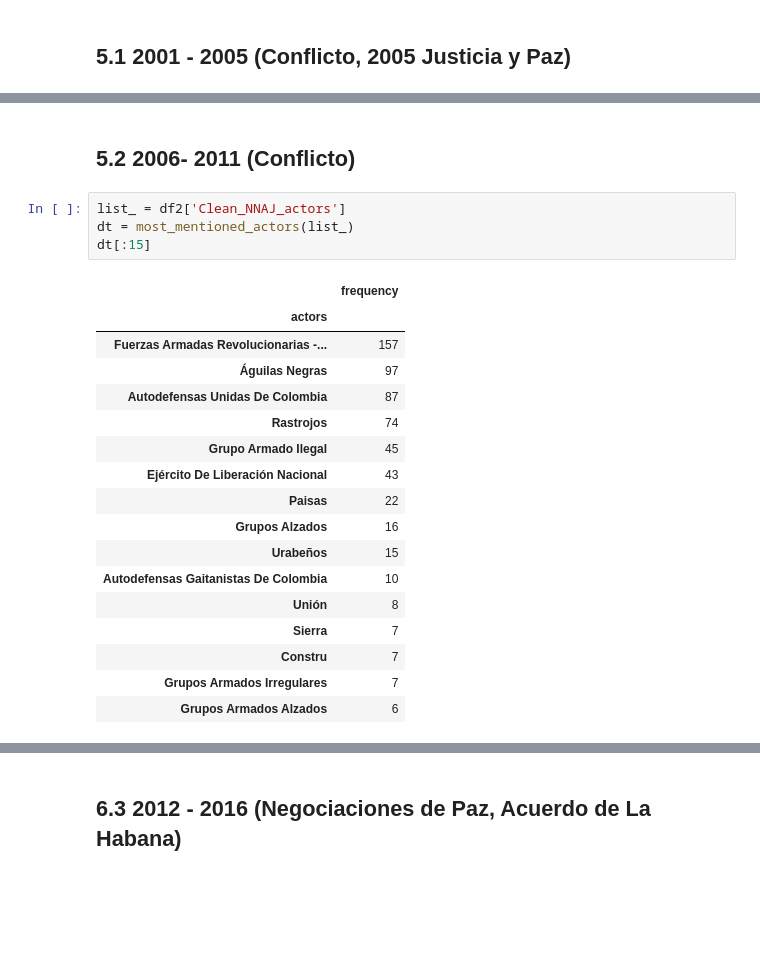
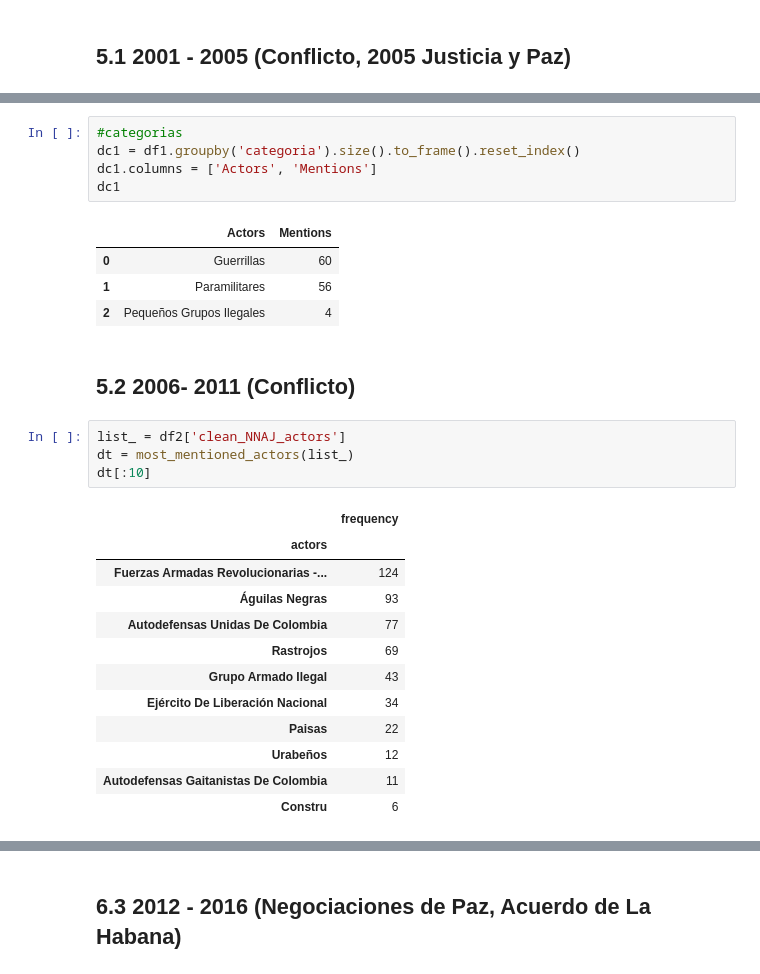
Before and after one commit to ylizama/alertas_colombia, a Jupyter notebook: 17_Actors_Timeline_Report2.0.ipynb, the cells around one changed output, grey strips where cells are left out. Cells and saved outputs as stored; diff of their text form; blank space fills up the shorter version.

```diff
--- a/17_Actors_Timeline_Report2.0.ipynb
+++ b/17_Actors_Timeline_Report2.0.ipynb
@@ -90,24 +149,29 @@ dt
+# %%
+#categorias
+dc1 = df1.groupby('categoria').size().to_frame().reset_index()
+dc1.columns = ['Actors', 'Mentions']
+dc1
+# %% [output]
+|  | Actors | Mentions |
+| 0 | Guerrillas | 60 |
+| 1 | Paramilitares | 56 |
+| 2 | Pequeños Grupos Ilegales | 4 |
 # %% [markdown]
 ## 5.2 2006- 2011 (Conflicto)
 # %%
-list_ = df2['Clean_NNAJ_actors']
+list_ = df2['clean_NNAJ_actors']
 dt = most_mentioned_actors(list_)
-dt[:15]
+dt[:10]
 # %% [output]
 |  | frequency |
 | actors |  |
-| Fuerzas Armadas Revolucionarias -... | 157 |
-| Águilas Negras | 97 |
-| Autodefensas Unidas De Colombia | 87 |
-| Rastrojos | 74 |
-| Grupo Armado Ilegal | 45 |
-| Ejército De Liberación Nacional | 43 |
+| Fuerzas Armadas Revolucionarias -... | 124 |
+| Águilas Negras | 93 |
+| Autodefensas Unidas De Colombia | 77 |
+| Rastrojos | 69 |
+| Grupo Armado Ilegal | 43 |
+| Ejército De Liberación Nacional | 34 |
 | Paisas | 22 |
-| Grupos Alzados | 16 |
-| Urabeños | 15 |
-| Autodefensas Gaitanistas De Colombia | 10 |
-| Unión | 8 |
-| Sierra | 7 |
-| Constru | 7 |
-| Grupos Armados Irregulares | 7 |
-| Grupos Armados Alzados | 6 |
+| Urabeños | 12 |
+| Autodefensas Gaitanistas De Colombia | 11 |
+| Constru | 6 |
```
Also changed, not shown: parts of 17 cells of this notebook, 5 other files.
